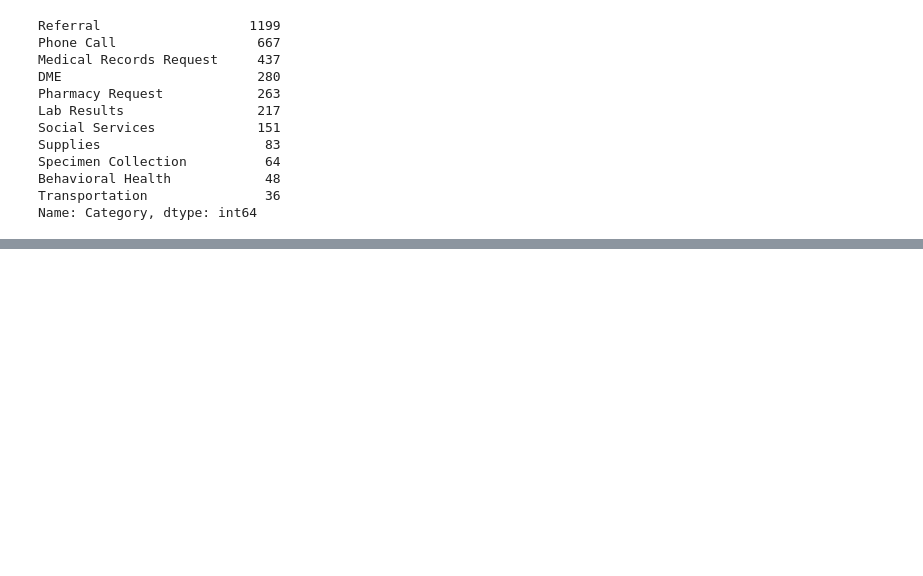
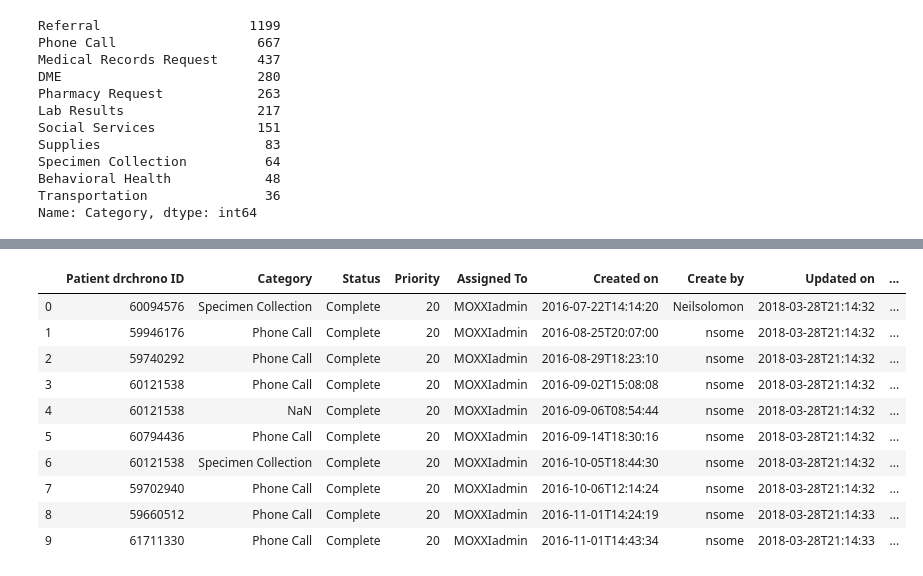
Before and after one commit to ThoaShook/Analyst_Test_Tasks, a Jupyter notebook: Analyst_Test_Tasks/Analyst_Test_Tasks.ipynb, the cells around one changed output, grey strips where cells are left out. Drawn from its saved outputs; the diff is of its cells as text; code cells hidden in the pictures; blank space fills up the shorter version.

```diff
--- a/Analyst_Test_Tasks/Analyst_Test_Tasks.ipynb
+++ b/Analyst_Test_Tasks/Analyst_Test_Tasks.ipynb
@@ -220,0 +195,14 @@ tasks.rename(columns={'Created on':'Created_on'})
+# %%
+tasks_completed.head(10)
+# %% [output]
+|  | Patient drchrono ID | Category | Status | Priority | Assigned To | Created on | Create by | Updated on | ... |
+| 0 | 60094576 | Specimen Collection | Complete | 20 | MOXXIadmin | 2016-07-22T14:14:20 | Neilsolomon | 2018-03-28T21:14:32 | ... |
+| 1 | 59946176 | Phone Call | Complete | 20 | MOXXIadmin | 2016-08-25T20:07:00 | nsome | 2018-03-28T21:14:32 | ... |
+| 2 | 59740292 | Phone Call | Complete | 20 | MOXXIadmin | 2016-08-29T18:23:10 | nsome | 2018-03-28T21:14:32 | ... |
+| 3 | 60121538 | Phone Call | Complete | 20 | MOXXIadmin | 2016-09-02T15:08:08 | nsome | 2018-03-28T21:14:32 | ... |
+| 4 | 60121538 | NaN | Complete | 20 | MOXXIadmin | 2016-09-06T08:54:44 | nsome | 2018-03-28T21:14:32 | ... |
+| 5 | 60794436 | Phone Call | Complete | 20 | MOXXIadmin | 2016-09-14T18:30:16 | nsome | 2018-03-28T21:14:32 | ... |
+| 6 | 60121538 | Specimen Collection | Complete | 20 | MOXXIadmin | 2016-10-05T18:44:30 | nsome | 2018-03-28T21:14:32 | ... |
+| 7 | 59702940 | Phone Call | Complete | 20 | MOXXIadmin | 2016-10-06T12:14:24 | nsome | 2018-03-28T21:14:32 | ... |
+| 8 | 59660512 | Phone Call | Complete | 20 | MOXXIadmin | 2016-11-01T14:24:19 | nsome | 2018-03-28T21:14:33 | ... |
+| 9 | 61711330 | Phone Call | Complete | 20 | MOXXIadmin | 2016-11-01T14:43:34 | nsome | 2018-03-28T21:14:33 | ... |
```
Also changed, not shown: parts of 12 cells of this notebook.
